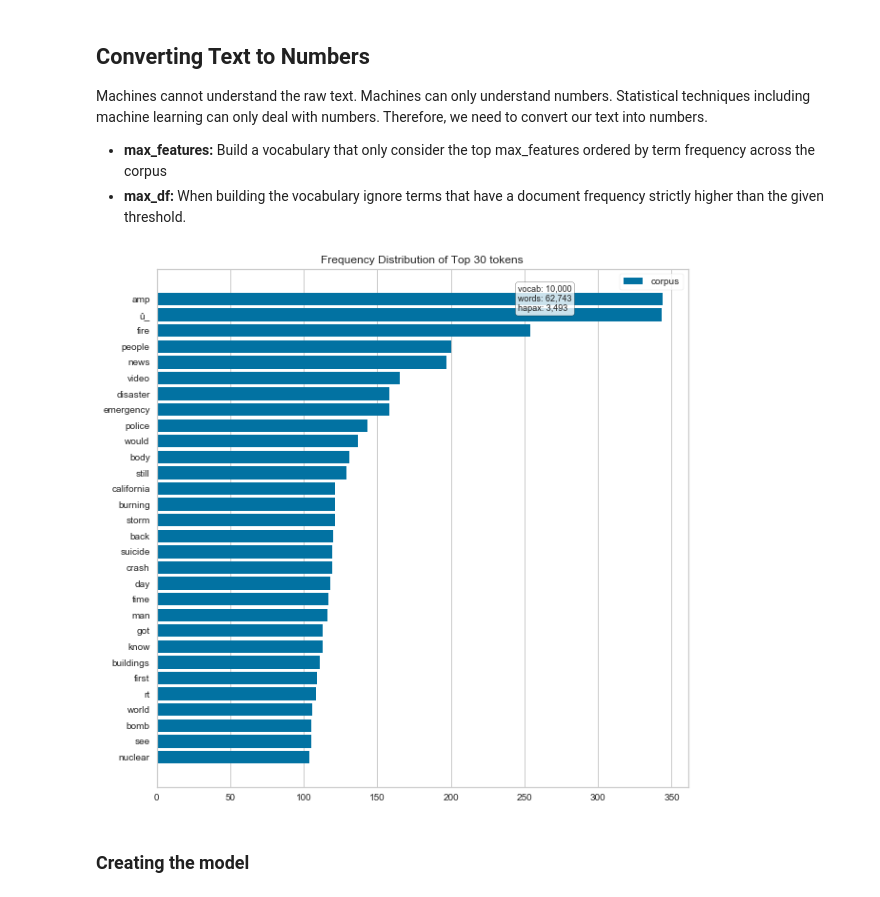
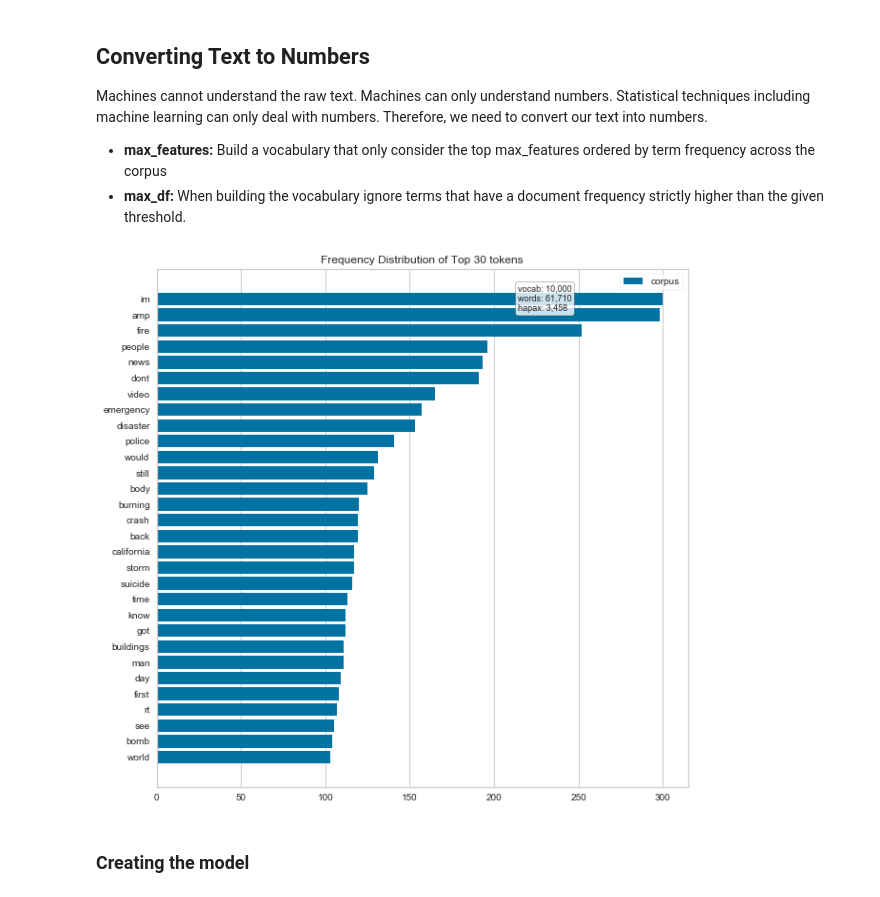
Before and after one commit to alisharifara/disaster-detection-NLP, a Jupyter notebook: Disaster-detection-using-NLP.ipynb, the cells around one changed output. Cells and saved outputs as stored; diff of their text form; code cells hidden in the pictures.

Commit message:
remove html tages and urls from the input text

```diff
--- a/Disaster-detection-using-NLP.ipynb
+++ b/Disaster-detection-using-NLP.ipynb
@@ -154,6 +139,0 @@ df_tweet.tail(10)
-# %%
-def remove_URL(text):
-    url = re.compile(r'https?://\S+|www\.\S+')
-    return url.sub(r'',text)
-
-df_tweet['text'] = df_tweet['text'].apply(lambda x : remove_URL(x))
@@ -208,3 +215,10 @@ for i in range(0, len(df_tweet)):
+# %%
+df_tweet['text'] = df_tweet['text'].apply(lambda x : remove_URLs(x))
+df_tweet['text'] = df_tweet['text'].apply(lambda x : remove_html_tags(x))
+df_tweet['text'] = df_tweet['text'].apply(lambda x : remove_punctuations(x))
+# it takes long time to execute
+#df_tweet['text'] = df_tweet['text'].apply(lambda x : correct_spellings(x))
+documents = list(clean_data(df_tweet))
 # %%
 len(documents)
 # %% [output]
@@ -251,28 +265,28 @@ Therefore, we need to convert our text into numbers.
 # %%
 # Find the document term frequency matrix
 stopwords = nltk.corpus.stopwords.words('english')
 
 # add some more stop words
-newStopWords = ['http','https', 'co', 'via', 'us','like','one','get','new']
+newStopWords = ['http','https', 'co', 'via', 'us','like','one','get','new','û']
 stopwords.extend(newStopWords)
 
 vectorizer = CountVectorizer(max_features=10000,
                              analyzer='word',
                              max_df=.6,
                              stop_words=stopwords)
 
 X = vectorizer.fit_transform(df_tweet['text'])
 
 # Get all features (tokens)
 features = vectorizer.get_feature_names()
 
 # we can use yellowbrick package for visualization of top 30 tokens
 fig, ax = plt.subplots(figsize=(10, 10))
 visualizer = FreqDistVisualizer(features=features, n=30, orient='h')
 visualizer.fit(X)
 visualizer.poof()
 # %% [output]
-[figure, old version]
+[figure, new version]
 # %%
 X = vectorizer.fit_transform(documents).toarray()
 
```
Also changed, not shown: parts of 19 cells of this notebook.
